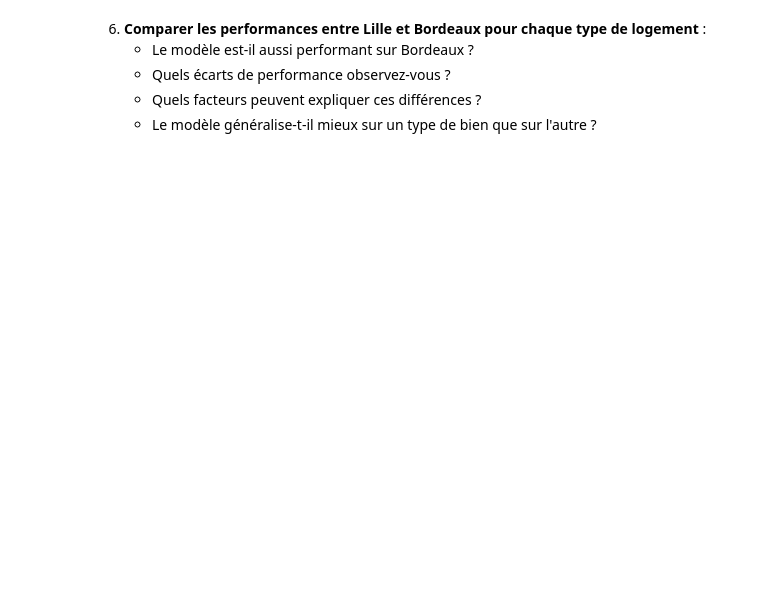
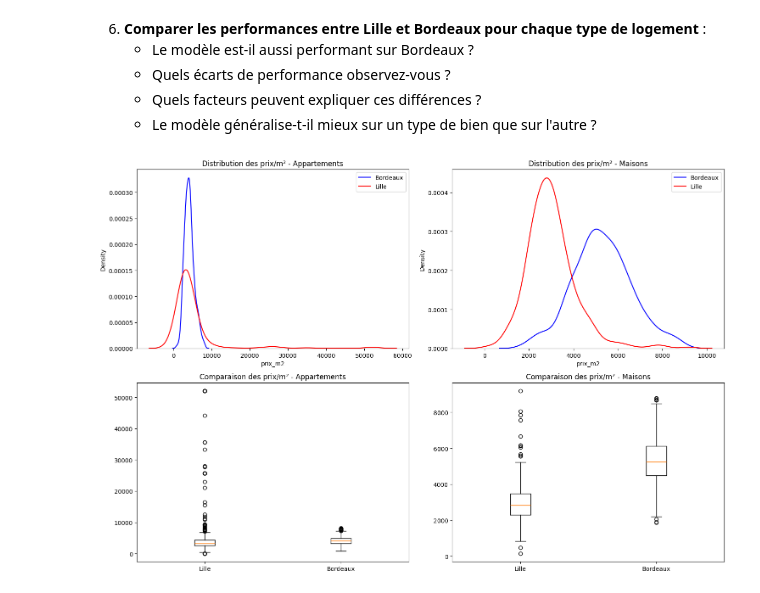
Before and after one commit to lougail/predicteur_prix_immobilier, a Jupyter notebook: notebooks/phase_2_bordeaux.ipynb, the cells around one changed output. Saved outputs shown, nothing was run; the diff lists cells and outputs as text; code cells hidden in the pictures; blank space fills up the shorter version.

```diff
--- a/notebooks/phase_2_bordeaux.ipynb
+++ b/notebooks/phase_2_bordeaux.ipynb
@@ -261,3 +462,96 @@ dtype: int64
     - Quels écarts de performance observez-vous ?
     - Quels facteurs peuvent expliquer ces différences ?
     - Le modèle généralise-t-il mieux sur un type de bien que sur l'autre ?
+# %%
+# Chargement des données de Lille pour comparaison
+df_lille = pd.read_csv("../data/lille_2022.csv")
+
+# Filtrage des logements 4 pièces de Lille
+df_lille_4pieces = df_lille[df_lille["Nombre pieces principales"] == 4].copy()
+df_lille_app = df_lille_4pieces[df_lille_4pieces["Type local"] == "Appartement"].copy()
+df_lille_maisons = df_lille_4pieces[df_lille_4pieces["Type local"] == "Maison"].copy()
+
+# Calcul prix/m² pour Lille (utilisation de .loc)
+df_lille_app.loc[:, 'prix_m2'] = df_lille_app['Valeur fonciere'] / df_lille_app['Surface reelle bati']
+df_lille_maisons.loc[:, 'prix_m2'] = df_lille_maisons['Valeur fonciere'] / df_lille_maisons['Surface reelle bati']
+
+# Comparaison des distributions de prix entre Lille et Bordeaux
+plt.figure(figsize=(15, 10))
+
+# Prix au m² - Appartements
+plt.subplot(2, 2, 1)
+sns.kdeplot(data=df_appartements_4pieces['prix_m2'], label='Bordeaux', color='blue')
+sns.kdeplot(data=df_lille_app['prix_m2'], label='Lille', color='red')
+plt.title('Distribution des prix/m² - Appartements')
+plt.legend()
+
+# Prix au m² - Maisons
+plt.subplot(2, 2, 2)
+sns.kdeplot(data=df_maisons_4pieces['prix_m2'], label='Bordeaux', color='blue')
+sns.kdeplot(data=df_lille_maisons['prix_m2'], label='Lille', color='red')
+plt.title('Distribution des prix/m² - Maisons')
+plt.legend()
+
+# Boxplots des prix (utilisation de tick_labels au lieu de labels)
+plt.subplot(2, 2, 3)
+plt.boxplot([df_lille_app['prix_m2'], df_appartements_4pieces['prix_m2']],
+           tick_labels=['Lille', 'Bordeaux'])
+plt.title('Comparaison des prix/m² - Appartements')
+
+plt.subplot(2, 2, 4)
+plt.boxplot([df_lille_maisons['prix_m2'], df_maisons_4pieces['prix_m2']],
+           tick_labels=['Lille', 'Bordeaux'])
+plt.title('Comparaison des prix/m² - Maisons')
+
+plt.tight_layout()
+plt.show()
+
+# Statistiques comparatives
+print("\n=== Statistiques comparatives ===")
+print("\nAppartements:")
+print("\nLille:")
+print(df_lille_app['prix_m2'].describe().round(2))
+print("\nBordeaux:")
+print(df_appartements_4pieces['prix_m2'].describe().round(2))
+
+print("\nMaisons:")
+print("\nLille:")
+print(df_lille_maisons['prix_m2'].describe().round(2))
+print("\nBordeaux:")
+print(df_maisons_4pieces['prix_m2'].describe().round(2))
+
+# Analyse des erreurs de prédiction
+plt.figure(figsize=(15, 5))
+
+# Distribution des erreurs - Appartements
+plt.subplot(1, 2, 1)
+residus_appartements = y_appartements_bordeaux.ravel() - y_pred_appartements.ravel()
+sns.histplot(residus_appartements, bins=30)
+plt.axvline(x=0, color='r', linestyle='--')
+plt.title('Distribution des erreurs - Appartements')
+plt.xlabel('Erreur de prédiction (€/m²)')
+
+# Distribution des erreurs - Maisons
+plt.subplot(1, 2, 2)
+residus_maisons = y_maisons_bordeaux.ravel() - y_pred_maisons.ravel()
+sns.histplot(residus_maisons, bins=30)
+plt.axvline(x=0, color='r', linestyle='--')
+plt.title('Distribution des erreurs - Maisons')
+plt.xlabel('Erreur de prédiction (€/m²)')
+
+plt.tight_layout()
+plt.show()
+
+# Statistiques sur les erreurs
+print("\n=== Analyse des erreurs de prédiction ===")
+print("\nAppartements:")
+print(f"Erreur moyenne: {residus_appartements.mean():.2f} €/m²")
+print(f"Erreur médiane: {np.median(residus_appartements):.2f} €/m²")
+print(f"Écart-type des erreurs: {residus_appartements.std():.2f} €/m²")
+
+print("\nMaisons:")
+print(f"Erreur moyenne: {residus_maisons.mean():.2f} €/m²")
+print(f"Erreur médiane: {np.median(residus_maisons):.2f} €/m²")
+print(f"Écart-type des erreurs: {residus_maisons.std():.2f} €/m²")
+# %% [output]
+[figure, added]
```
Also changed, not shown: parts of 5 cells of this notebook, 11 other files.
